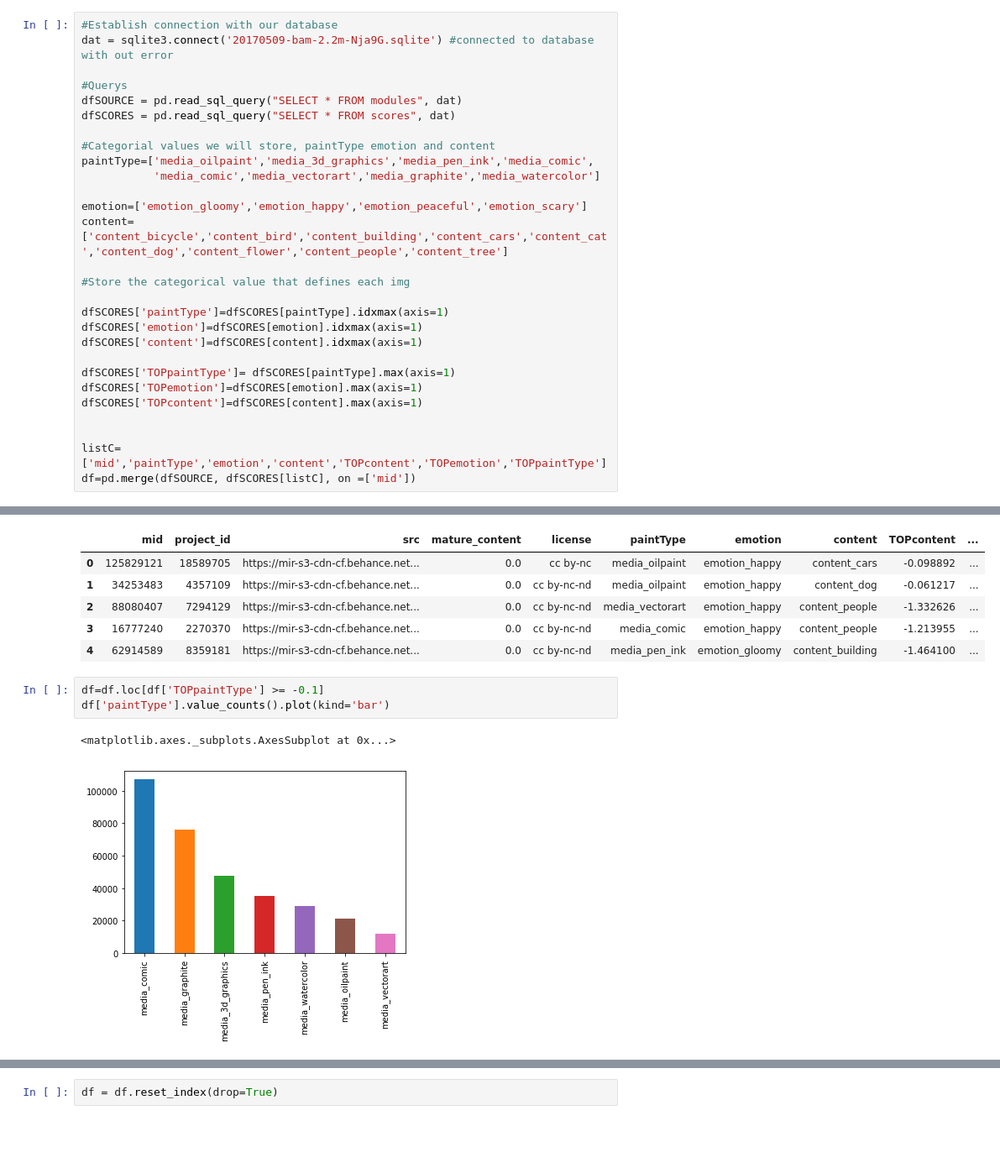
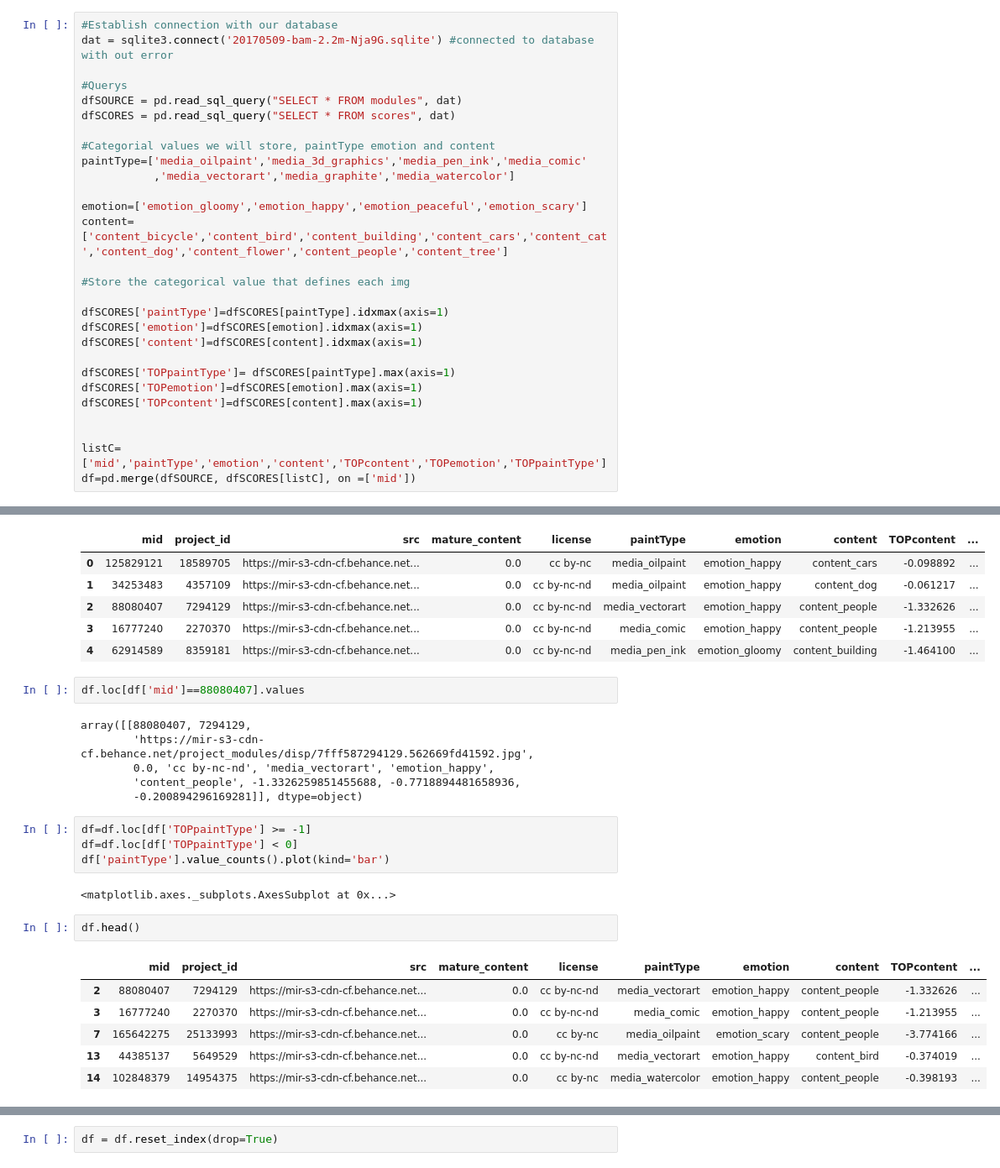
Before and after one commit to jiwidi/BAM-DCCAN, a Jupyter notebook: src/BAM_SQL.ipynb, the cells around one changed output, grey strips where cells are left out. Shown at 84% size. Saved outputs shown, nothing was run; the diff lists cells and outputs as text; blank space fills up the shorter version.

```diff
--- a/src/BAM_SQL.ipynb
+++ b/src/BAM_SQL.ipynb
@@ -10,8 +10,8 @@ dfSOURCE = pd.read_sql_query("SELECT * FROM modules", dat)
 dfSCORES = pd.read_sql_query("SELECT * FROM scores", dat)
 
 #Categorial values we will store, paintType emotion and content
-paintType=['media_oilpaint','media_3d_graphics','media_pen_ink','media_comic',
-           'media_comic','media_vectorart','media_graphite','media_watercolor']
+paintType=['media_oilpaint','media_3d_graphics','media_pen_ink','media_comic'
+           ,'media_vectorart','media_graphite','media_watercolor']
 
 emotion=['emotion_gloomy','emotion_happy','emotion_peaceful','emotion_scary']
 content=['content_bicycle','content_bird','content_building','content_cars','content_cat','content_dog','content_flower','content_people','content_tree']
@@ -38,12 +38,29 @@ df.head()
 | 2 | 88080407 | 7294129 | https://mir-s3-cdn-cf.behance.net... | 0.0 | cc by-nc-nd | media_vectorart | emotion_happy | content_people | -1.332626 | ... |
 | 3 | 16777240 | 2270370 | https://mir-s3-cdn-cf.behance.net... | 0.0 | cc by-nc-nd | media_comic | emotion_happy | content_people | -1.213955 | ... |
 | 4 | 62914589 | 8359181 | https://mir-s3-cdn-cf.behance.net... | 0.0 | cc by-nc-nd | media_pen_ink | emotion_gloomy | content_building | -1.464100 | ... |
+# %%
+df.loc[df['mid']==88080407].values
+# %% [output]
+array([[88080407, 7294129,
+        'https://mir-s3-cdn-cf.behance.net/project_modules/disp/7fff587294129.562669fd41592.jpg',
+        0.0, 'cc by-nc-nd', 'media_vectorart', 'emotion_happy',
+        'content_people', -1.3326259851455688, -0.7718894481658936,
+        -0.200894296169281]], dtype=object)
 # %%
-df=df.loc[df['TOPpaintType'] >= -0.1]
+df=df.loc[df['TOPpaintType'] >= -1]
+df=df.loc[df['TOPpaintType'] < 0]
 df['paintType'].value_counts().plot(kind='bar')
 # %% [output]
 <matplotlib.axes._subplots.AxesSubplot at 0x...>
-[figure, removed]
+# %%
+df.head()
+# %% [output]
+|  | mid | project_id | src | mature_content | license | paintType | emotion | content | TOPcontent | ... |
+| 2 | 88080407 | 7294129 | https://mir-s3-cdn-cf.behance.net... | 0.0 | cc by-nc-nd | media_vectorart | emotion_happy | content_people | -1.332626 | ... |
+| 3 | 16777240 | 2270370 | https://mir-s3-cdn-cf.behance.net... | 0.0 | cc by-nc-nd | media_comic | emotion_happy | content_people | -1.213955 | ... |
+| 7 | 165642275 | 25133993 | https://mir-s3-cdn-cf.behance.net... | 0.0 | cc by-nc | media_oilpaint | emotion_scary | content_people | -3.774166 | ... |
+| 13 | 44385137 | 5649529 | https://mir-s3-cdn-cf.behance.net... | 0.0 | cc by-nc-nd | media_vectorart | emotion_happy | content_bird | -0.374019 | ... |
+| 14 | 102848379 | 14954375 | https://mir-s3-cdn-cf.behance.net... | 0.0 | cc by-nc | media_watercolor | emotion_happy | content_people | -0.398193 | ... |
 # %%
 df = df.reset_index(drop=True)
 listC=['mid','src','paintType','emotion','content']
```
Also changed, not shown: parts of 6 cells of this notebook.
